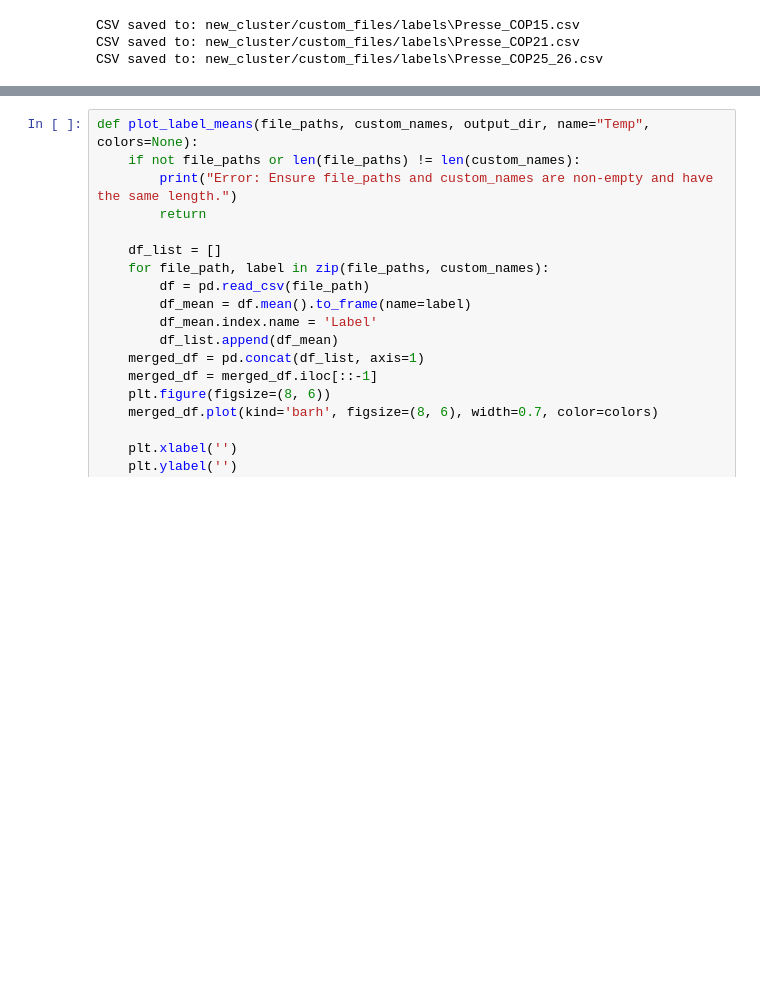
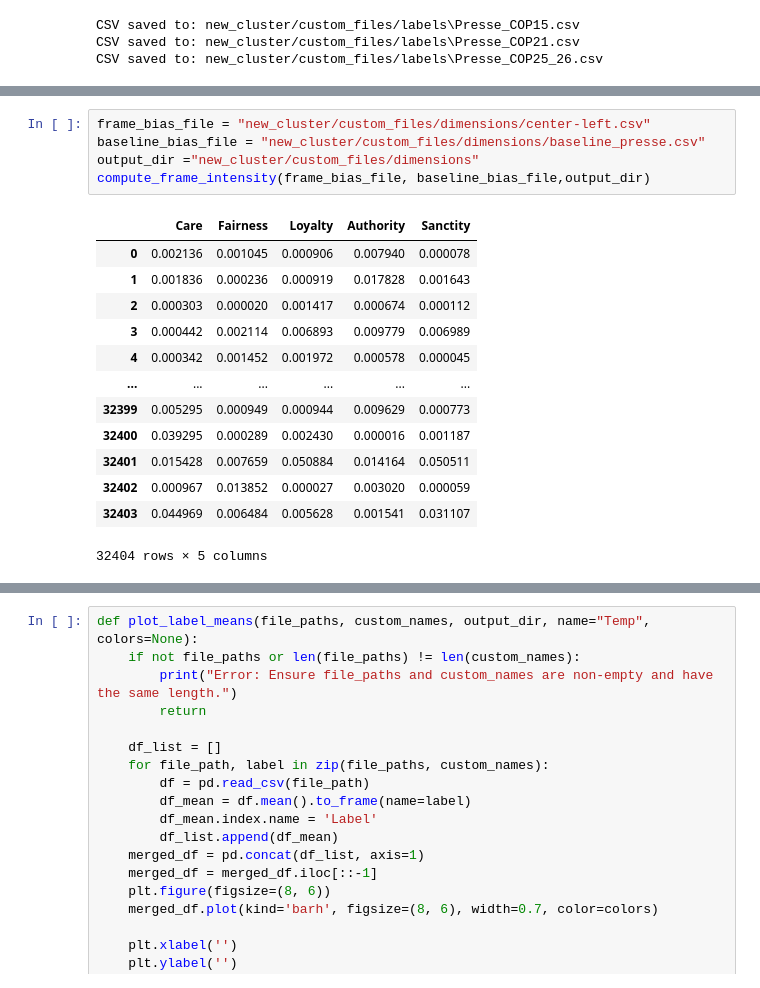
Before and after one commit to NicoOhler/wikipedia_framing_analysis, a Jupyter notebook: postprocessing.ipynb, the cells around one changed output, grey strips where cells are left out. Drawn from its saved outputs; the diff is of its cells as text; blank space fills up the shorter version.

```diff
--- a/postprocessing.ipynb
+++ b/postprocessing.ipynb
@@ -111,0 +163,19 @@ CSV saved to: new_cluster/custom_files/labels\Presse_COP25_26.csv
+# %%
+frame_bias_file = "new_cluster/custom_files/dimensions/center-left.csv"
+baseline_bias_file = "new_cluster/custom_files/dimensions/baseline_presse.csv"
+output_dir ="new_cluster/custom_files/dimensions"
+compute_frame_intensity(frame_bias_file, baseline_bias_file,output_dir)
+# %% [output]
+|  | Care | Fairness | Loyalty | Authority | Sanctity |
+| 0 | 0.002136 | 0.001045 | 0.000906 | 0.007940 | 0.000078 |
+| 1 | 0.001836 | 0.000236 | 0.000919 | 0.017828 | 0.001643 |
+| 2 | 0.000303 | 0.000020 | 0.001417 | 0.000674 | 0.000112 |
+| 3 | 0.000442 | 0.002114 | 0.006893 | 0.009779 | 0.006989 |
+| 4 | 0.000342 | 0.001452 | 0.001972 | 0.000578 | 0.000045 |
+| ... | ... | ... | ... | ... | ... |
+| 32399 | 0.005295 | 0.000949 | 0.000944 | 0.009629 | 0.000773 |
+| 32400 | 0.039295 | 0.000289 | 0.002430 | 0.000016 | 0.001187 |
+| 32401 | 0.015428 | 0.007659 | 0.050884 | 0.014164 | 0.050511 |
+| 32402 | 0.000967 | 0.013852 | 0.000027 | 0.003020 | 0.000059 |
+| 32403 | 0.044969 | 0.006484 | 0.005628 | 0.001541 | 0.031107 |
+32404 rows × 5 columns
```
Also changed, not shown: parts of 5 cells of this notebook, 1 other file.
